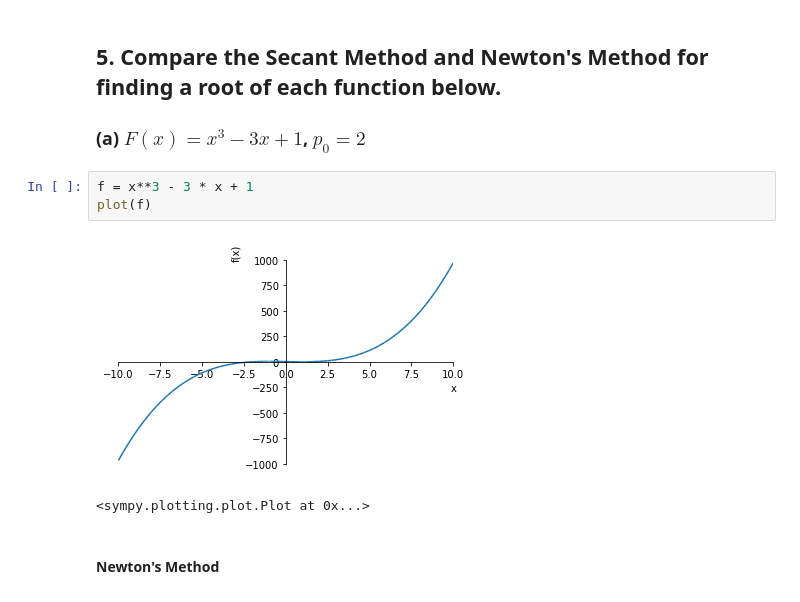
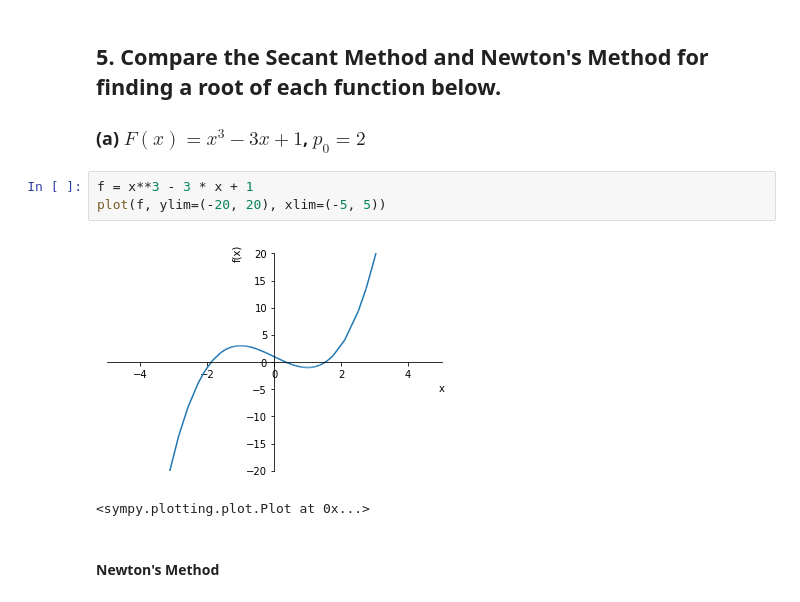
Before and after one commit to TheoKlein/106-NM-Assignment, a Jupyter notebook: Program_01/program_01.ipynb, the cells around one changed output. Drawn from its saved outputs; the diff is of its cells as text.

Commit message:
update plot

```diff
--- a/Program_01/program_01.ipynb
+++ b/Program_01/program_01.ipynb
@@ -485,9 +483,9 @@ root is found at x = 2.4891164
 ### (a) $F(x)=x^3-3x+1$, $p_{0}=2$
 # %%
 f = x**3 - 3 * x + 1
-plot(f)
+plot(f, ylim=(-20, 20), xlim=(-5, 5))
 # %% [output]
-[figure, old version]
+[figure, new version]
 <sympy.plotting.plot.Plot at 0x...>
 # %% [markdown]
 #### Newton's Method
```
Also changed, not shown: parts of 6 cells of this notebook.
